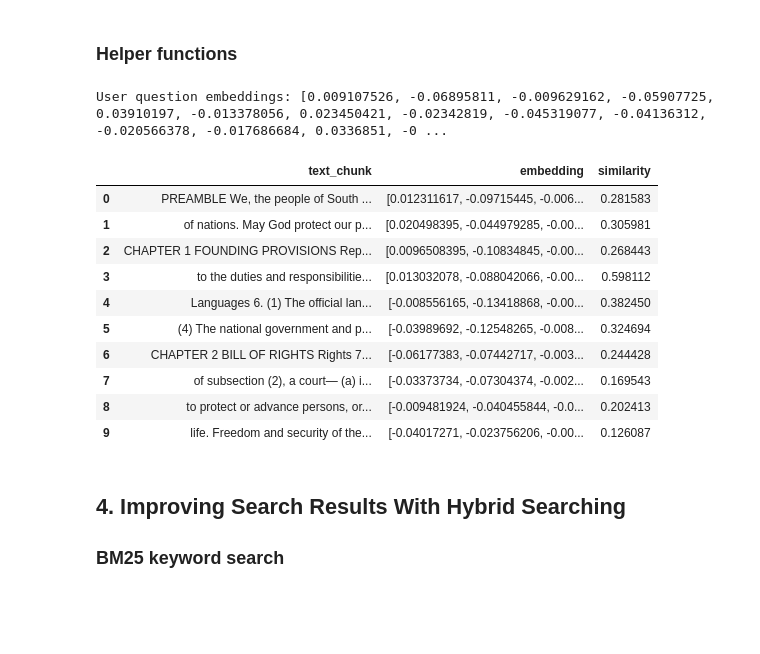
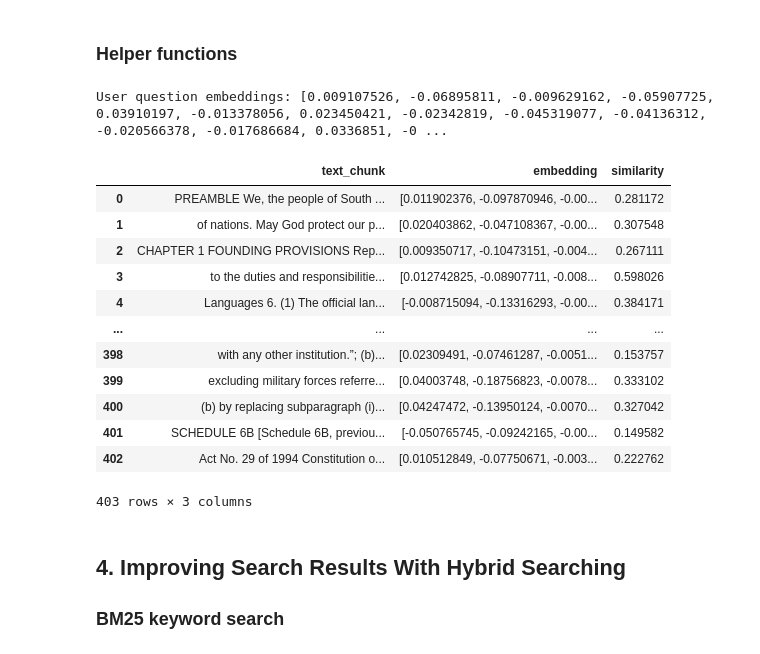
Before and after one commit to Khuselonditha/constitutional-rag, a Jupyter notebook: notebooks/01_experimental_chunking.ipynb, the cells around one changed output. Saved outputs shown, nothing was run; the diff lists cells and outputs as text; code cells hidden in the pictures; blank space fills up the shorter version.

Commit message:
chore: Test the flow using the full constitution file and clean the code

```diff
--- a/notebooks/01_experimental_chunking.ipynb
+++ b/notebooks/01_experimental_chunking.ipynb
@@ -78,7 +77,7 @@ def clean_toc_index(raw_text):
 ## Loading, Cleaning & Metadata
 # %%
 # --- 1.  File path ---
-file_path = "../data/RSAConstitution-eng_p01-10.pdf"
+file_path = "../data/RSAConstitution-eng.pdf"
 
 
 # --- 2. Extract Text using PyMuPDF ---
@@ -161,7 +160,7 @@ text_splitter = RecursiveCharacterTextSplitter(
 text_chunks = text_splitter.split_documents(chapter_documents)
 
 
-# --- 7. Proof it works
+# --- 7. Proof it works ---
 print(f"\n✓ Total chunks: {len(text_chunks)}")
 
 # Show a sample from different chapters
@@ -179,5 +178,6 @@ for chunk in text_chunks:
 print(f"first chunk: {text_chunks[0]}")
 print(f"second chunk: {text_chunks[1]}")
 print(f"third chunk: {text_chunks[2]}")
-print(text_chunks[0].page_content)
+print(f"last chunk: {text_chunks[-1]}")
+print(f"second last chunk: {text_chunks[-2]}")
 # %% [output]
@@ -206,17 +194,17 @@ PREAMBLE We, the people of South Africa, Recognise the injustices of our past; H
 ### 1. Mapping the Linguistic Meaning of Text Chunks to a Numerical Representation
 # %%
 # --- 1. Instantiate the embedding model ---
-embed = OllamaEmbeddings(model="qwen3-embedding:0.6b")
+client = OllamaEmbeddings(model="qwen3-embedding:0.6b")
 
 # --- 2.  Create a list for the embeddings created ---
 embeddings = []
 
 # Interate through the chunks and create vectors of them
 for text_chunk in text_chunks:
-    vector = embed.embed_query(text_chunk.page_content)
+    vector = client.embed_query(text_chunk.page_content)
     embeddings.append(vector)
 
 # --- 3. Proof it works ---
-print(embeddings)
-print(f"Lenght of embeddings: {len(embeddings[0])}")
+print(f"Number of embeddings: {len(embeddings)}")
+print(f"Length of embeddings: {len(embeddings[0])}")
 # %% [output]
@@ -275,50 +263,48 @@ def calculate_cosine_similarity(text_chunk_embedding, users_question_embedding):
 
     return cosine
 # %%
-# --- 1. Create embeddings function ---
-client = OllamaEmbeddings(model="qwen3-embedding:0.6b")
-
-
-# Create a for loop to save the text chunks
+# --- 1. Create a for loop to save the text chunks ---
 text_chunks_list = []
 
 for chunk in text_chunks:
     text_chunks_list.append(chunk.page_content)
 
 
-# --- 2. Create a test question and create the pandas DataFrame
+# --- 2. Create a test question and create the pandas DataFrame ---
 users_question = "What are the national flag colours?"
 new_embeddings_df = pd.DataFrame(text_chunks_list, columns=["text_chunk"])
 
 
 # --- 3. Apply function 'create_embeddings' to the correct column ---
-new_embeddings_df["embedding"] = new_embeddings_df["text_chunk"].apply(create_embeddings, client=client)
+new_embeddings_df["embedding"] = embeddings
 
 # Create embedding for the 'user_question'
 users_question_embedding = create_embeddings(users_question, client)
 
 
 # --- 4. Apply function 'calculate_cosine_similarity' to the correct column ---
 new_embeddings_df["similarity"] = new_embeddings_df["embedding"].apply(calculate_cosine_similarity, users_question_embedding=users_question_embedding)
 
 
 # --- 5. Proof it works ---
 print(f"User question embeddings: {users_question_embedding}")
 
 new_embeddings_df
 # %% [output]
 User question embeddings: [0.009107526, -0.06895811, -0.009629162, -0.05907725, 0.03910197, -0.013378056, 0.023450421, -0.02342819, -0.045319077, -0.04136312, -0.020566378, -0.017686684, 0.0336851, -0 ...
 |  | text_chunk | embedding | similarity |
-| 0 | PREAMBLE We, the people of South ... | [0.012311617, -0.09715445, -0.006... | 0.281583 |
-| 1 | of nations. May God protect our p... | [0.020498395, -0.044979285, -0.00... | 0.305981 |
-| 2 | CHAPTER 1 FOUNDING PROVISIONS Rep... | [0.0096508395, -0.10834845, -0.00... | 0.268443 |
-| 3 | to the duties and responsibilitie... | [0.013032078, -0.088042066, -0.00... | 0.598112 |
-| 4 | Languages 6. (1) The official lan... | [-0.008556165, -0.13418868, -0.00... | 0.382450 |
-| 5 | (4) The national government and p... | [-0.03989692, -0.12548265, -0.008... | 0.324694 |
-| 6 | CHAPTER 2 BILL OF RIGHTS Rights 7... | [-0.06177383, -0.07442717, -0.003... | 0.244428 |
-| 7 | of subsection (2), a court— (a) i... | [-0.03373734, -0.07304374, -0.002... | 0.169543 |
-| 8 | to protect or advance persons, or... | [-0.009481924, -0.040455844, -0.0... | 0.202413 |
-| 9 | life. Freedom and security of the... | [-0.04017271, -0.023756206, -0.00... | 0.126087 |
+| 0 | PREAMBLE We, the people of South ... | [0.011902376, -0.097870946, -0.00... | 0.281172 |
+| 1 | of nations. May God protect our p... | [0.020403862, -0.047108367, -0.00... | 0.307548 |
+| 2 | CHAPTER 1 FOUNDING PROVISIONS Rep... | [0.009350717, -0.10473151, -0.004... | 0.267111 |
+| 3 | to the duties and responsibilitie... | [0.012742825, -0.08907711, -0.008... | 0.598026 |
+| 4 | Languages 6. (1) The official lan... | [-0.008715094, -0.13316293, -0.00... | 0.384171 |
+| ... | ... | ... | ... |
+| 398 | with any other institution.”; (b)... | [0.02309491, -0.07461287, -0.0051... | 0.153757 |
+| 399 | excluding military forces referre... | [0.04003748, -0.18756823, -0.0078... | 0.333102 |
+| 400 | (b) by replacing subparagraph (i)... | [0.04247472, -0.13950124, -0.0070... | 0.327042 |
+| 401 | SCHEDULE 6B [Schedule 6B, previou... | [-0.050765745, -0.09242165, -0.00... | 0.149582 |
+| 402 | Act No. 29 of 1994 Constitution o... | [0.010512849, -0.07750671, -0.003... | 0.222762 |
+403 rows × 3 columns
 # %% [markdown]
 ## 4. Improving Search Results With Hybrid Searching
 
```
Also changed, not shown: parts of 10 cells of this notebook.
